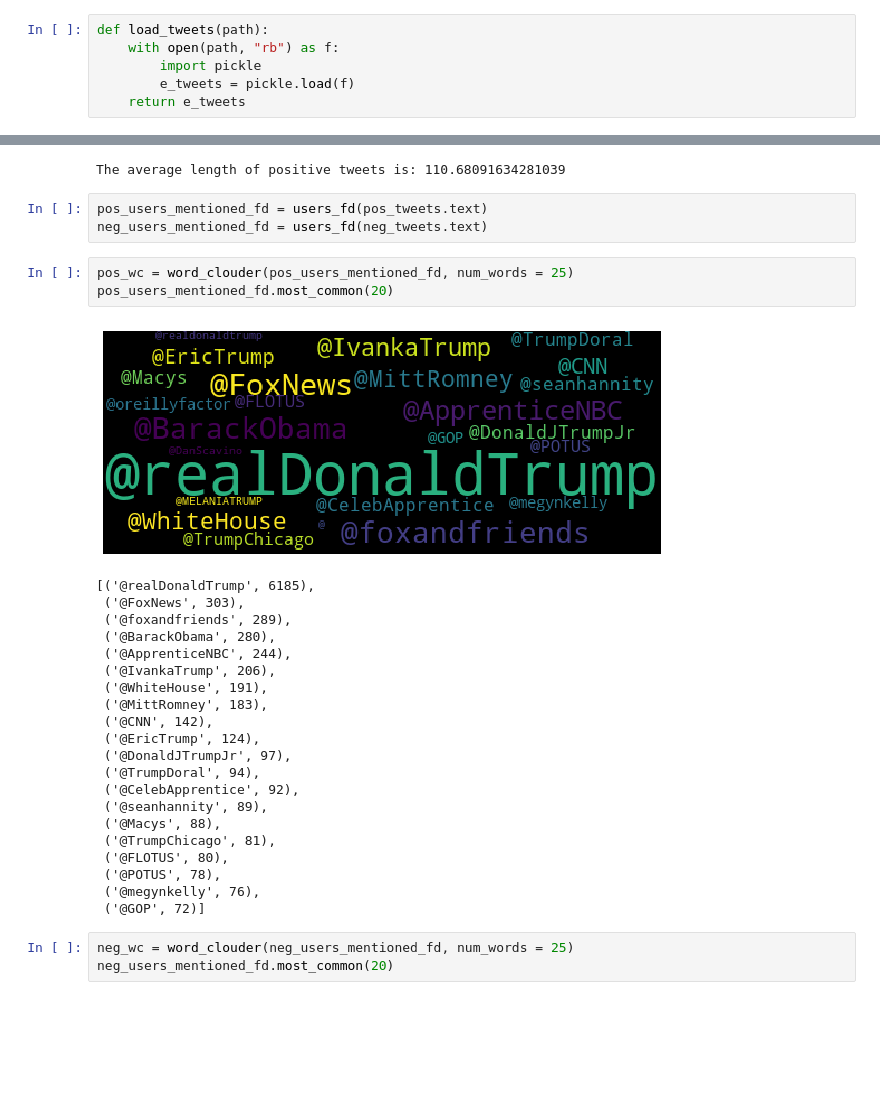
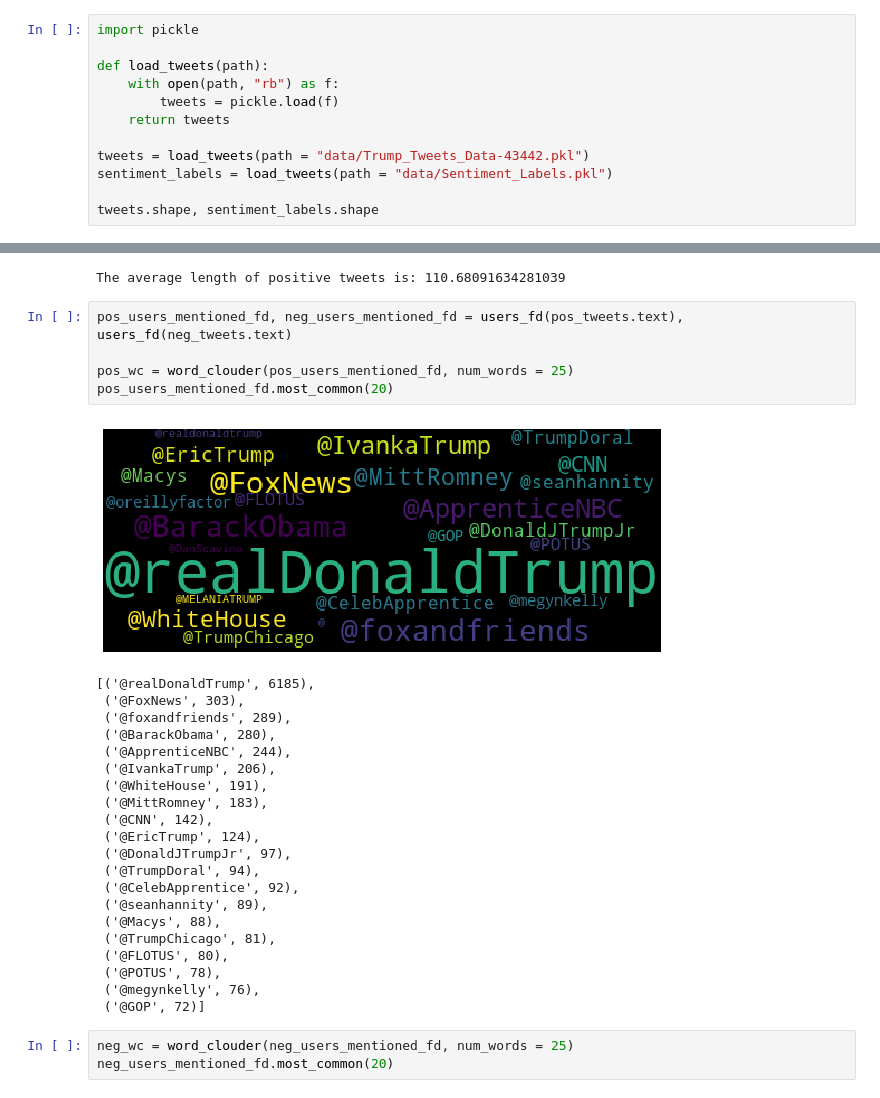
Before and after one commit to griffinbaum22/Trump-Twitter-Sentiment-Analysis, a Jupyter notebook: EDA.ipynb, the cells around one changed output, grey strips where cells are left out. Cells and saved outputs as stored; diff of their text form; blank space fills up the shorter version.

```diff
--- a/EDA.ipynb
+++ b/EDA.ipynb
@@ -4,8 +4,14 @@ import pandas as pd
 import matplotlib.pyplot as plt
 import seaborn as sns
 # %%
+import pickle
+
 def load_tweets(path):
     with open(path, "rb") as f:
-        import pickle
-        e_tweets = pickle.load(f)
-    return e_tweets
+        tweets = pickle.load(f)
+    return tweets
+
+tweets = load_tweets(path = "data/Trump_Tweets_Data-43442.pkl")
+sentiment_labels = load_tweets(path = "data/Sentiment_Labels.pkl")
+
+tweets.shape, sentiment_labels.shape
@@ -363,33 +374,32 @@ print(f'The average length of positive tweets is: {np.mean(pos_tweet_cts.tweet_l
 # %% [output]
 The average length of positive tweets is: 110.68091634281039
 # %%
-pos_users_mentioned_fd = users_fd(pos_tweets.text)
-neg_users_mentioned_fd = users_fd(neg_tweets.text)
+pos_users_mentioned_fd, neg_users_mentioned_fd = users_fd(pos_tweets.text), users_fd(neg_tweets.text)
+
+pos_wc = word_clouder(pos_users_mentioned_fd, num_words = 25)
+pos_users_mentioned_fd.most_common(20)
+# %% [output]
+[figure, added]
+[('@realDonaldTrump', 6185),
+ ('@FoxNews', 303),
+ ('@foxandfriends', 289),
+ ('@BarackObama', 280),
+ ('@ApprenticeNBC', 244),
+ ('@IvankaTrump', 206),
+ ('@WhiteHouse', 191),
+ ('@MittRomney', 183),
+ ('@CNN', 142),
+ ('@EricTrump', 124),
+ ('@DonaldJTrumpJr', 97),
+ ('@TrumpDoral', 94),
+ ('@CelebApprentice', 92),
+ ('@seanhannity', 89),
+ ('@Macys', 88),
+ ('@TrumpChicago', 81),
+ ('@FLOTUS', 80),
+ ('@POTUS', 78),
+ ('@megynkelly', 76),
+ ('@GOP', 72)]
-# %%
-pos_wc = word_clouder(pos_users_mentioned_fd, num_words = 25)
-pos_users_mentioned_fd.most_common(20)
-# %% [output]
-[figure, removed]
-[('@realDonaldTrump', 6185),
- ('@FoxNews', 303),
- ('@foxandfriends', 289),
- ('@BarackObama', 280),
- ('@ApprenticeNBC', 244),
- ('@IvankaTrump', 206),
- ('@WhiteHouse', 191),
- ('@MittRomney', 183),
- ('@CNN', 142),
- ('@EricTrump', 124),
- ('@DonaldJTrumpJr', 97),
- ('@TrumpDoral', 94),
- ('@CelebApprentice', 92),
- ('@seanhannity', 89),
- ('@Macys', 88),
- ('@TrumpChicago', 81),
- ('@FLOTUS', 80),
- ('@POTUS', 78),
- ('@megynkelly', 76),
- ('@GOP', 72)]
 # %%
 neg_wc = word_clouder(neg_users_mentioned_fd, num_words = 25)
 neg_users_mentioned_fd.most_common(20)
```
Also changed, not shown: parts of 22 cells of this notebook, 1 other file.
